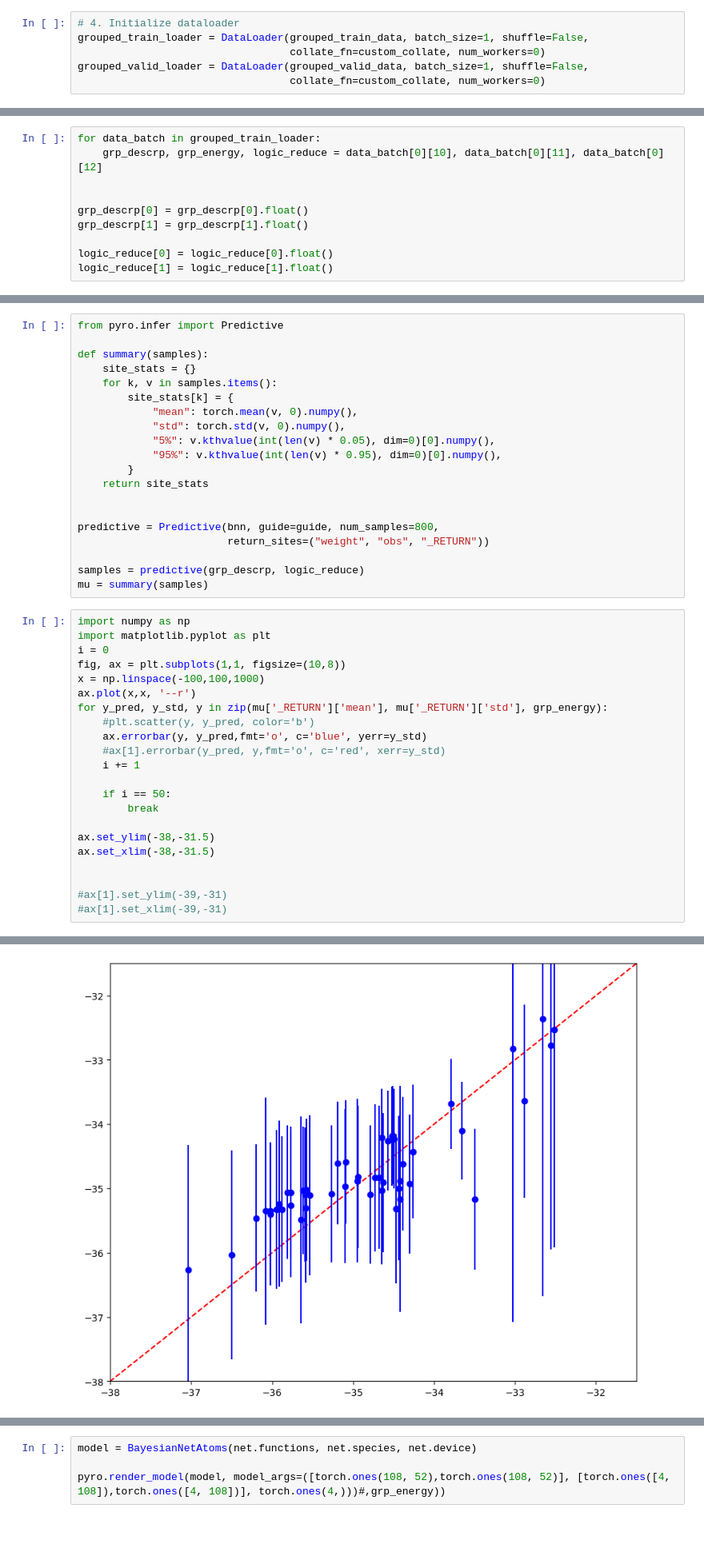
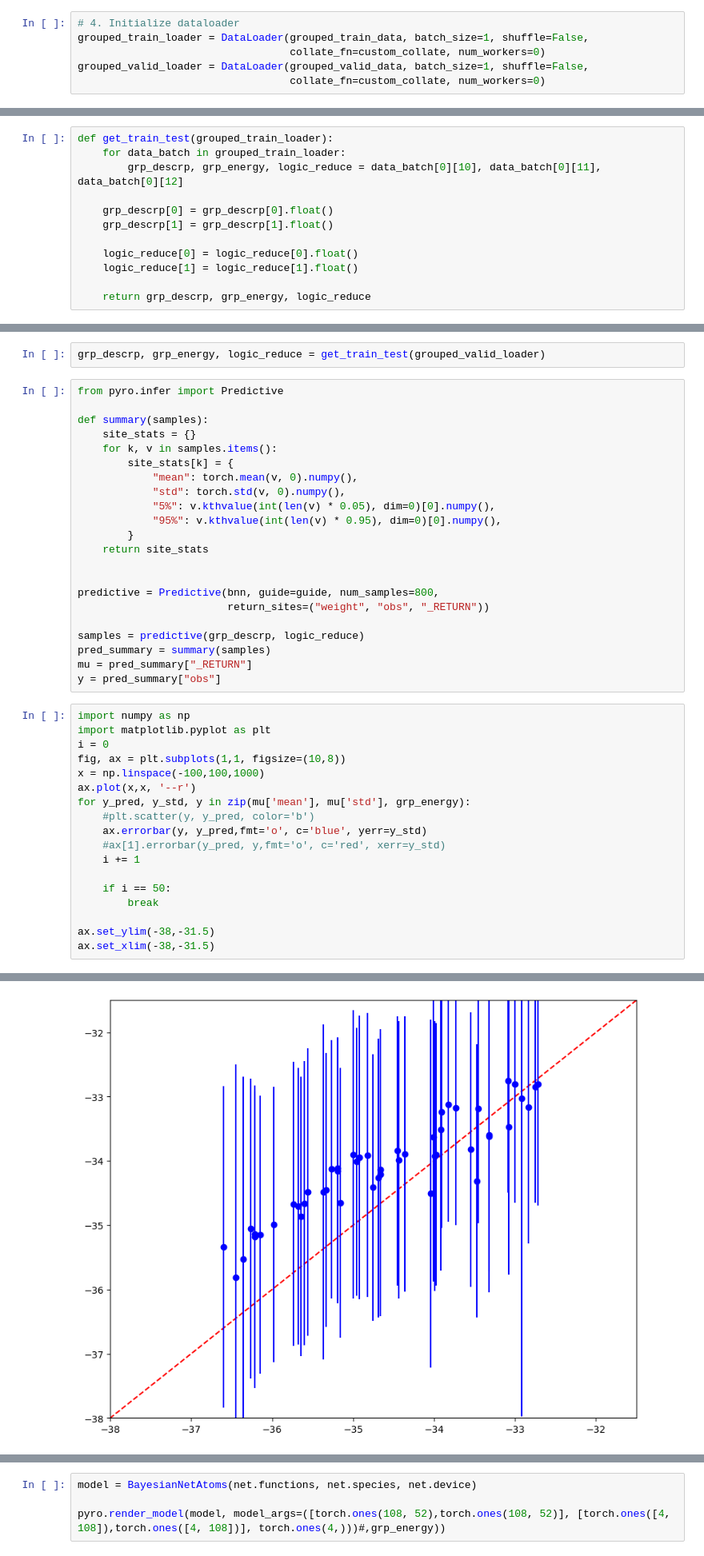
Before and after one commit to farrisric/aenet-PyTorch, a Jupyter notebook: src/bayesian_test.ipynb, the cells around one changed output, grey strips where cells are left out. Shown: that part at 80% size. Drawn from its saved outputs; the diff is of its cells as text; blank space fills up the shorter version.

```diff
--- a/src/bayesian_test.ipynb
+++ b/src/bayesian_test.ipynb
@@ -74,10 +139,12 @@ grouped_train_data
 # %%
-for data_batch in grouped_train_loader:
-    grp_descrp, grp_energy, logic_reduce = data_batch[0][10], data_batch[0][11], data_batch[0][12]
+def get_train_test(grouped_train_loader):
+    for data_batch in grouped_train_loader:
+        grp_descrp, grp_energy, logic_reduce = data_batch[0][10], data_batch[0][11], data_batch[0][12]
 
+    grp_descrp[0] = grp_descrp[0].float()
+    grp_descrp[1] = grp_descrp[1].float()
 
-grp_descrp[0] = grp_descrp[0].float()
-grp_descrp[1] = grp_descrp[1].float()
+    logic_reduce[0] = logic_reduce[0].float()
+    logic_reduce[1] = logic_reduce[1].float()
 
-logic_reduce[0] = logic_reduce[0].float()
-logic_reduce[1] = logic_reduce[1].float()
+    return grp_descrp, grp_energy, logic_reduce
@@ -178,3 +161,5 @@ for x in range(10000):
+# %%
+grp_descrp, grp_energy, logic_reduce = get_train_test(grouped_valid_loader)
 # %%
 from pyro.infer import Predictive
 
@@ -194,29 +179,27 @@ predictive = Predictive(bnn, guide=guide, num_samples=800,
                         return_sites=("weight", "obs", "_RETURN"))
 
 samples = predictive(grp_descrp, logic_reduce)
-mu = summary(samples)
+pred_summary = summary(samples)
+mu = pred_summary["_RETURN"]
+y = pred_summary["obs"]
 # %%
 import numpy as np
 import matplotlib.pyplot as plt
 i = 0
 fig, ax = plt.subplots(1,1, figsize=(10,8))
 x = np.linspace(-100,100,1000)
 ax.plot(x,x, '--r')
-for y_pred, y_std, y in zip(mu['_RETURN']['mean'], mu['_RETURN']['std'], grp_energy):
+for y_pred, y_std, y in zip(mu['mean'], mu['std'], grp_energy):
     #plt.scatter(y, y_pred, color='b')
     ax.errorbar(y, y_pred,fmt='o', c='blue', yerr=y_std)
     #ax[1].errorbar(y_pred, y,fmt='o', c='red', xerr=y_std)
     i += 1
 
     if i == 50:
         break
 
 ax.set_ylim(-38,-31.5)
 ax.set_xlim(-38,-31.5)
-
-
-#ax[1].set_ylim(-39,-31)
-#ax[1].set_xlim(-39,-31)
 # %% [output]
 (-38.0, -31.5)
-[figure, old version]
+[figure, new version]
```
Also changed, not shown: parts of 8 cells of this notebook.
